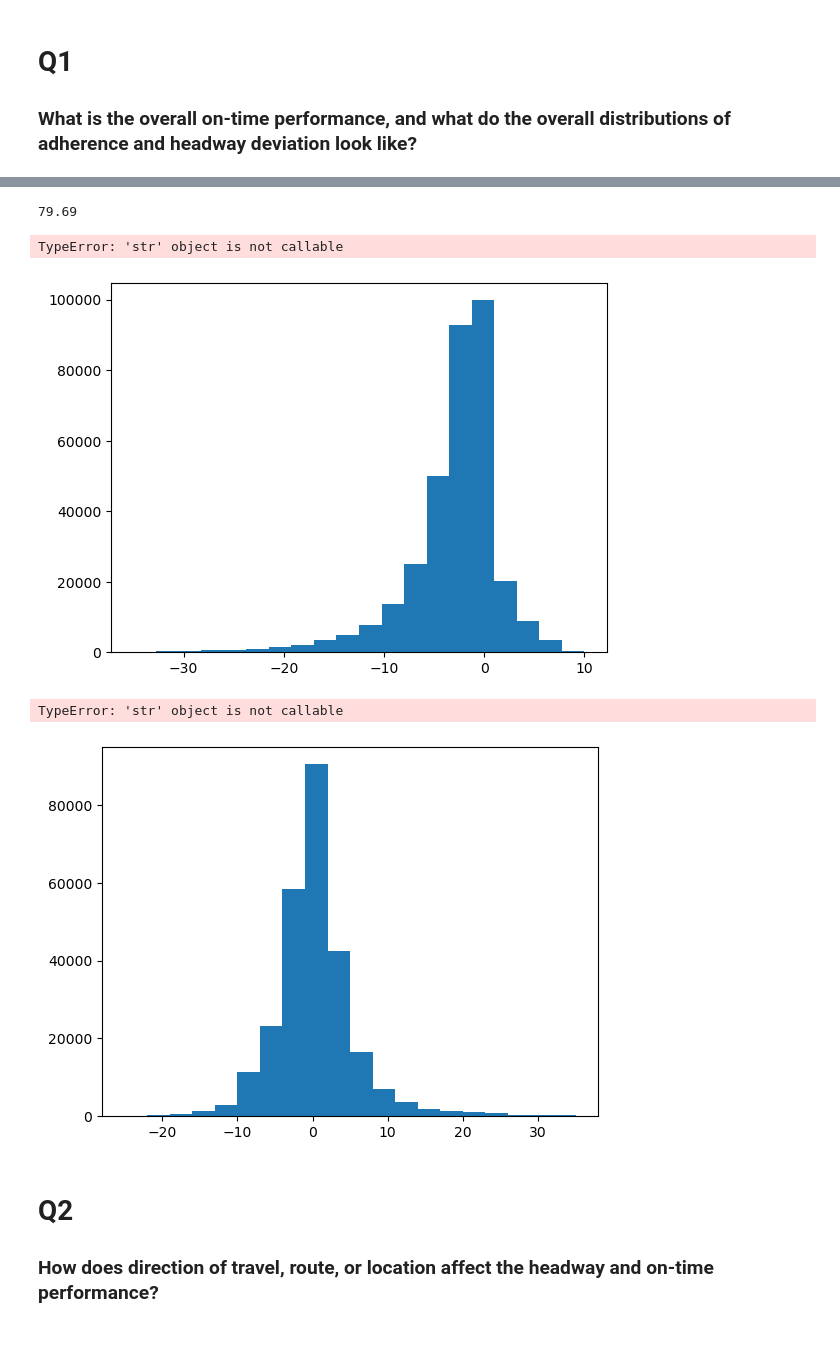
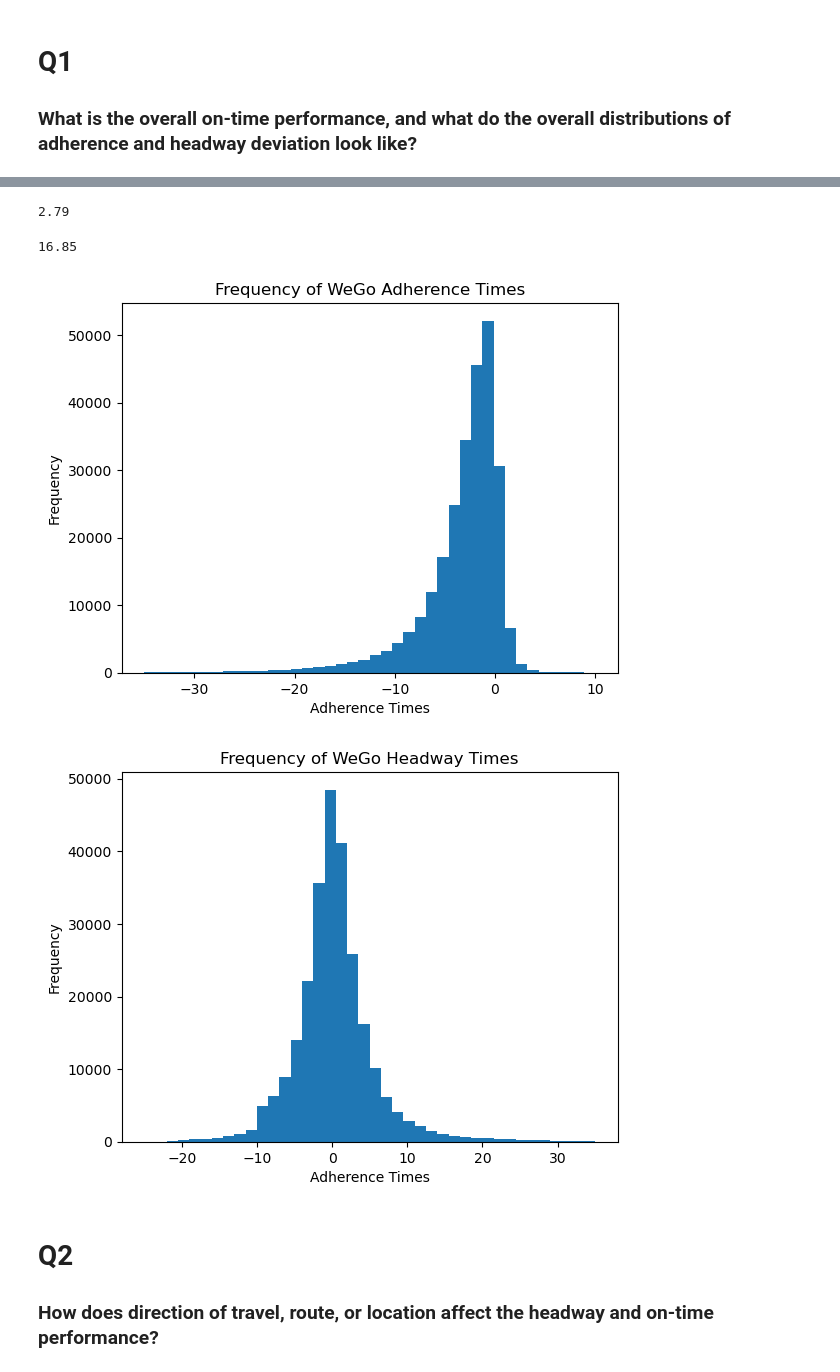
Before and after one commit to NSS-Data-Analytics-Cohort-11/wego-boomers, a Jupyter notebook: notebooks/WeGo.ipynb, the cells around one changed output, grey strips where cells are left out. Drawn from its saved outputs; the diff is of its cells as text; code cells hidden in the pictures; blank space fills up the shorter version.

```diff
--- a/notebooks/WeGo.ipynb
+++ b/notebooks/WeGo.ipynb
@@ -19,7 +32,5 @@ wego.head()
 # %%
-# CLEANING NOTES & Qs
-# Remove outliers? IQR or Z score? PREV_SCHED_STOP_CANCELLED
-wego[['ADHERENCE', 'HDWY_DEV']].describe()
-
-# Create headway % column
-# Remove rows where all adjusted counts are 0? They're mostly NaN values in all columns.
+# Remove rows where all adjusted counts are 0 - they're mostly NaN values in all columns.
+wego = wego.loc[~ ((wego['ADJUSTED_EARLY_COUNT'] == 0) &
+             (wego['ADJUSTED_ONTIME_COUNT'] == 0) &
+             (wego['ADJUSTED_LATE_COUNT'] == 0)) ]
@@ -35,0 +41,3 @@ wego[['ADHERENCE', 'HDWY_DEV']].describe()
+# %%
+# Remove rows where the previously scheduled stop was cancelled.
+wego = wego[wego['PREV_SCHED_STOP_CANCELLED'] != 1.0]
@@ -35,0 +52,14 @@ wego[['ADHERENCE', 'HDWY_DEV']].describe()
+# %%
+# Removing adherence outliers 670
+adherence = wego['ADHERENCE']
+
+adherence_cleaned = adherence.dropna()
+
+adherence_1 = np.percentile(adherence_cleaned, .1)
+adherence_99 = np.percentile(adherence_cleaned, 99.9)
+
+wego = wego[(wego['ADHERENCE'] >= adherence_1) & (wego['ADHERENCE'] <= adherence_99)]
+
+# Print the results
+print(adherence_1)
+print(adherence_99)
@@ -35,0 +83,14 @@ wego[['ADHERENCE', 'HDWY_DEV']].describe()
+# %%
+#Removing headway outliers 73,220
+headway = wego['HDWY_DEV']
+
+headway_cleaned = headway.dropna()
+
+headway_1 = np.percentile(headway_cleaned, .1)
+headway_99 = np.percentile(headway_cleaned, 99.9)
+
+wego = wego[(wego['HDWY_DEV'] >= headway_1) & (wego['HDWY_DEV'] <= headway_99)]
+
+# Print the results
+print(headway_1)
+print(headway_99)
@@ -106,30 +138,31 @@ round((wego['ADJUSTED_ONTIME_COUNT'].sum()) / (wego.shape[0]) * 100, 2)
 # %%
-# Percent of on-time stops - using only tagged rows
-round((wego['ADJUSTED_ONTIME_COUNT'].sum()) / (wego['ADJUSTED_ONTIME_COUNT'].sum()
-                                               + wego['ADJUSTED_EARLY_COUNT'].sum()
-                                               + wego['ADJUSTED_LATE_COUNT'].sum()) * 100, 2)
+# Percent of early stops
+round((wego['ADJUSTED_EARLY_COUNT'].sum()) / (wego.shape[0]) * 100, 2)
 # %% [output]
-79.69
+2.79
+# %%
+# Percent of late stops
+round((wego['ADJUSTED_LATE_COUNT'].sum()) / (wego.shape[0]) * 100, 2)
+# %% [output]
+16.85
 # %%
 # Adherence distribution - removing non-visible outliers
-plt.hist(wego.ADHERENCE, bins=20, range=(-35, 10))
+plt.hist(wego.ADHERENCE, bins=40, range=(-35, 10))
 plt.title('Frequency of WeGo Adherence Times')
 plt.xlabel('Adherence Times')
 plt.ylabel('Frequency')
 plt.show()
 # %% [output]
-TypeError: 'str' object is not callable
-[figure, old version]
+[figure, new version]
 # %%
 # Headway distribution - removing non-visible outliers
-plt.hist(wego.HDWY_DEV, bins=20, range=(-25, 35))
+plt.hist(wego.HDWY_DEV, bins=40, range=(-25, 35))
 plt.title('Frequency of WeGo Headway Times')
 plt.xlabel('Adherence Times')
 plt.ylabel('Frequency')
 plt.show()
 # %% [output]
-TypeError: 'str' object is not callable
-[figure, old version]
+[figure, new version]
 # %% [markdown]
 # Q2
 ### How does direction of travel, route, or location affect the headway and on-time performance?
```
Also changed, not shown: parts of 21 cells of this notebook.
